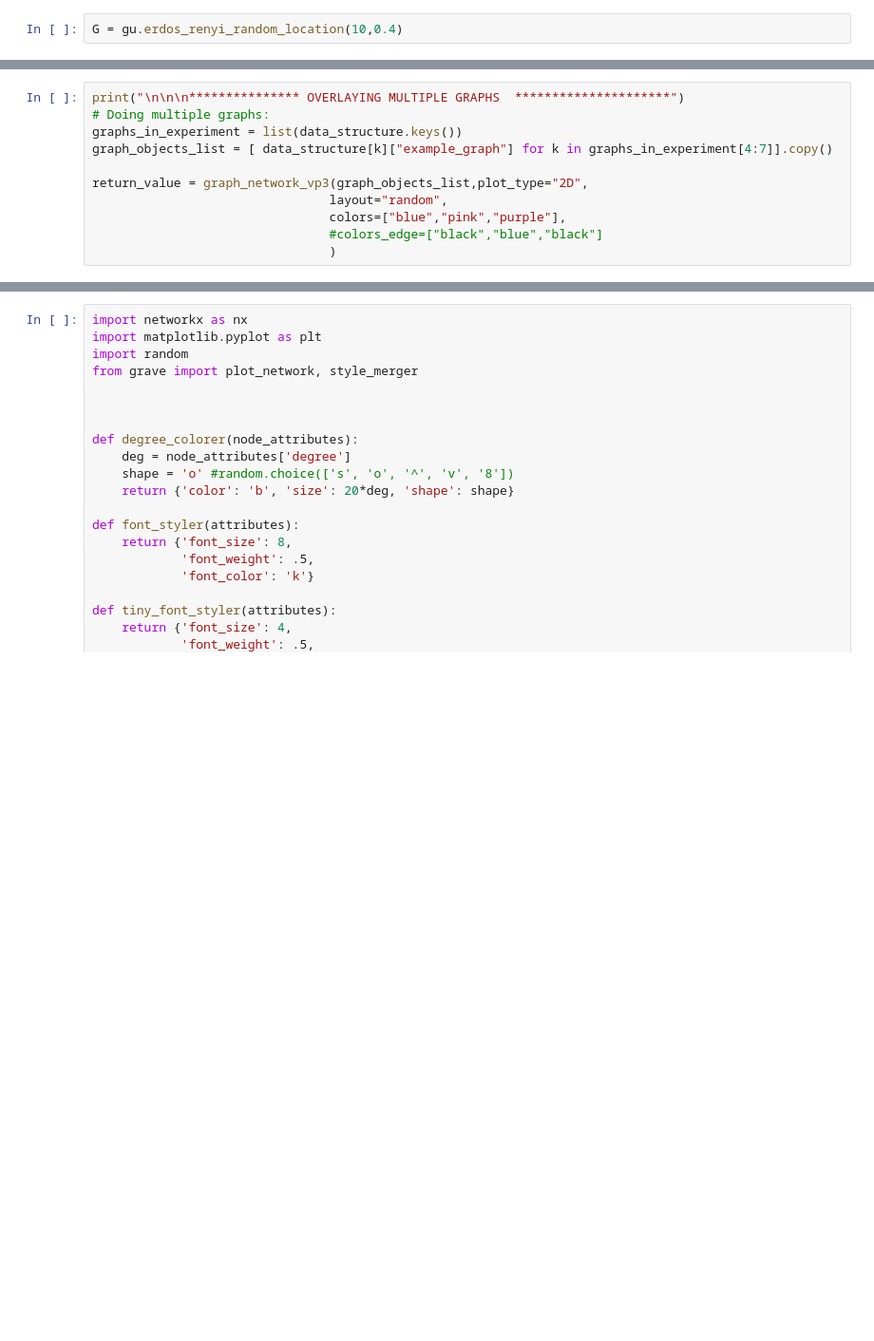
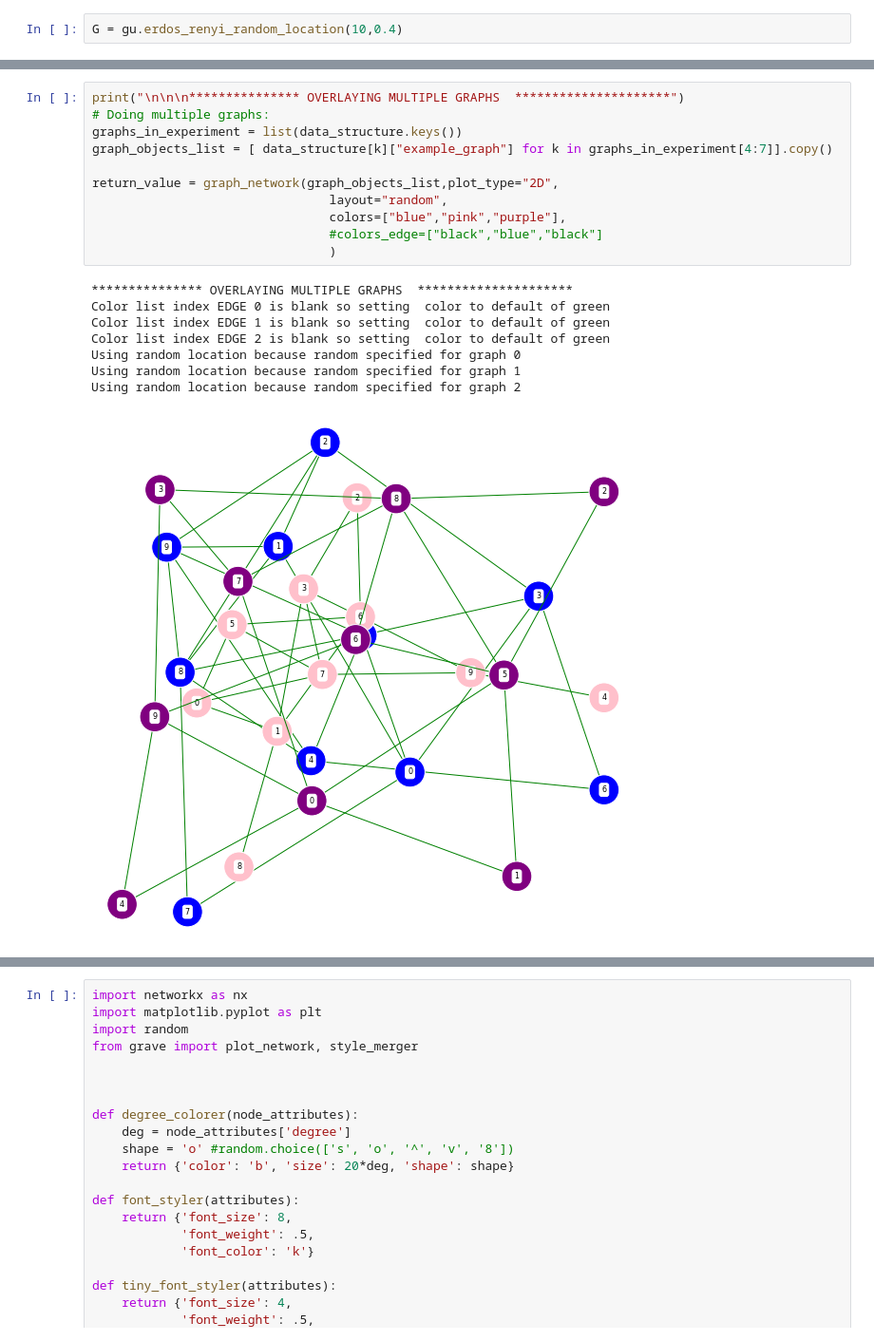
Before and after one commit to celiibrendan/nx_graph_utils, a Jupyter notebook: graph_experiments/Debugging_Graphing_Functions.ipynb, the cells around one changed output, grey strips where cells are left out. Shown at 95% size. Cells and saved outputs as stored; diff of their text form; blank space fills up the shorter version.

```diff
--- a/graph_experiments/Debugging_Graphing_Functions.ipynb
+++ b/graph_experiments/Debugging_Graphing_Functions.ipynb
@@ -679,14 +659,23 @@ current_color_edge = {(0, 2): (1.0, 0.0, 0.0), (0, 4): (1.0, 0.0, 0.0), (0, 8):
 # %%
 print("\n\n\n*************** OVERLAYING MULTIPLE GRAPHS  *********************")
 # Doing multiple graphs:
 graphs_in_experiment = list(data_structure.keys())
 graph_objects_list = [ data_structure[k]["example_graph"] for k in graphs_in_experiment[4:7]].copy()
 
-return_value = graph_network_vp3(graph_objects_list,plot_type="2D",
+return_value = graph_network(graph_objects_list,plot_type="2D",
                                 layout="random",
                                 colors=["blue","pink","purple"],
                                 #colors_edge=["black","blue","black"]
                                 )
+# %% [output]
+*************** OVERLAYING MULTIPLE GRAPHS  *********************
+Color list index EDGE 0 is blank so setting  color to default of green
+Color list index EDGE 1 is blank so setting  color to default of green
+Color list index EDGE 2 is blank so setting  color to default of green
+Using random location because random specified for graph 0
+Using random location because random specified for graph 1
+Using random location because random specified for graph 2
+[figure, added]
 # %%
 # Testing the directional in 3D:
 #creates the new directional graph
```
Also changed, not shown: parts of 8 cells of this notebook, 1 other file.
